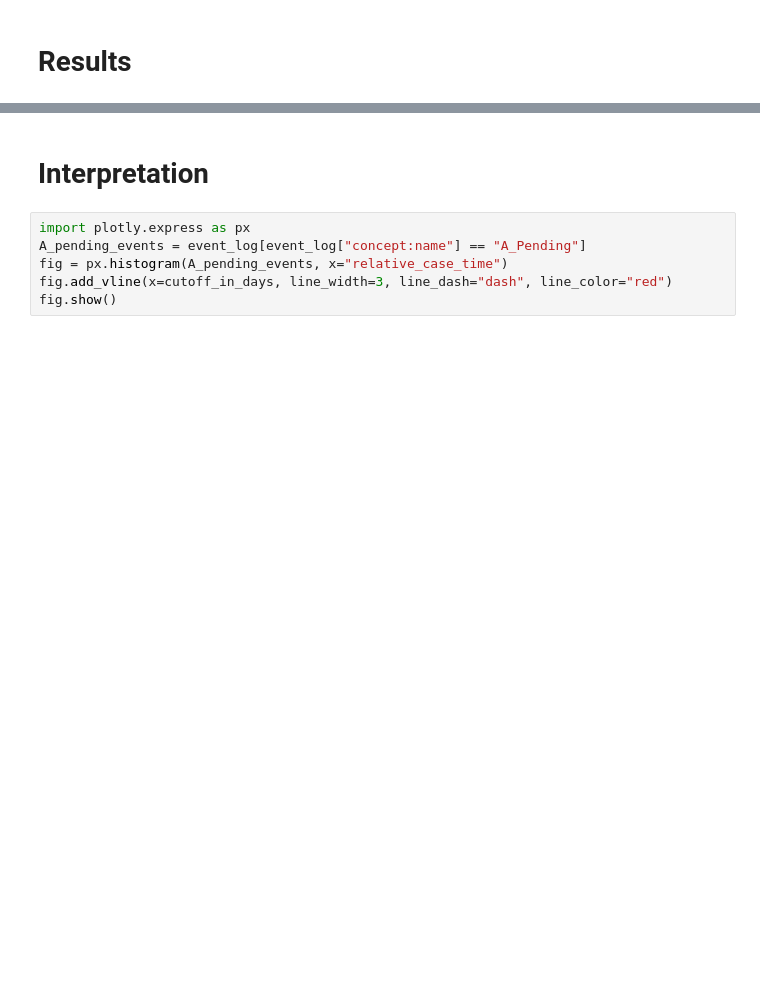
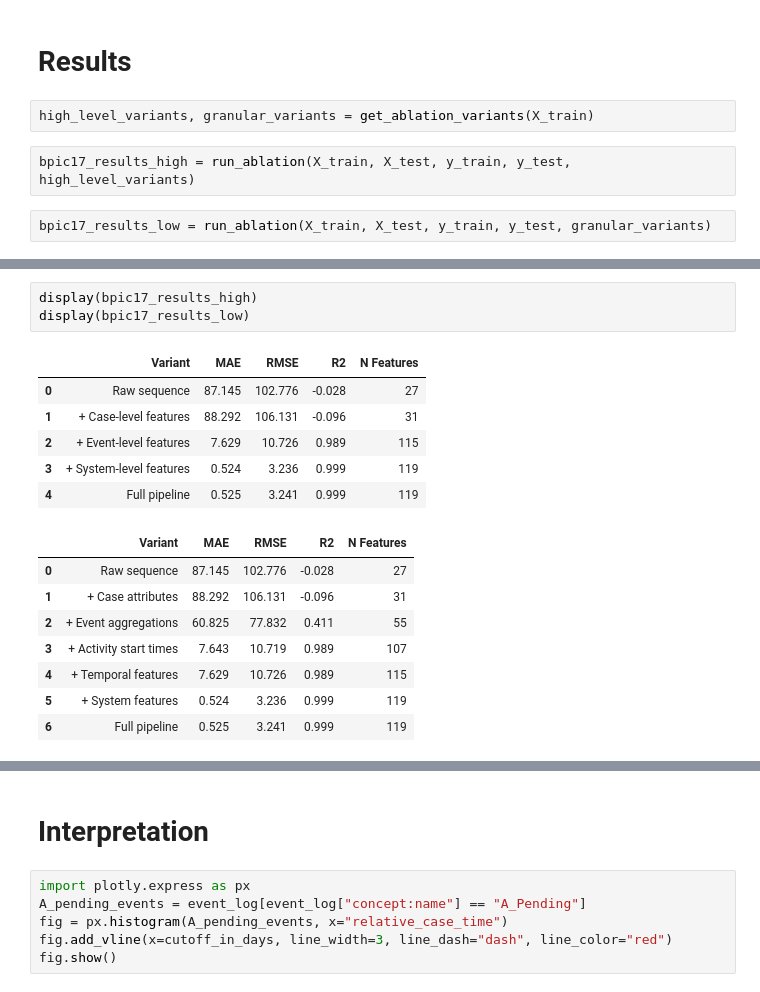
Before and after one commit to samuellukaswidmer/Bachelors-Thesis, a Jupyter notebook: predictive_monitoring_bpic17.ipynb, the cells around one changed output, grey strips where cells are left out. Drawn from its saved outputs; the diff is of its cells as text; blank space fills up the shorter version.

Commit message:
generalized pipeline for both datasets

```diff
--- a/predictive_monitoring_bpic17.ipynb
+++ b/predictive_monitoring_bpic17.ipynb
@@ -346,2 +403,8 @@ plt.show()
 # %% [markdown]
 # Results
+# %%
+high_level_variants, granular_variants = get_ablation_variants(X_train)
+# %%
+bpic17_results_high = run_ablation(X_train, X_test, y_train, y_test, high_level_variants)
+# %%
+bpic17_results_low = run_ablation(X_train, X_test, y_train, y_test, granular_variants)
@@ -347,0 +420,18 @@ plt.show()
+# %%
+display(bpic17_results_high)
+display(bpic17_results_low)
+# %% [output]
+|  | Variant | MAE | RMSE | R2 | N Features |
+| 0 | Raw sequence | 87.145 | 102.776 | -0.028 | 27 |
+| 1 | + Case-level features | 88.292 | 106.131 | -0.096 | 31 |
+| 2 | + Event-level features | 7.629 | 10.726 | 0.989 | 115 |
+| 3 | + System-level features | 0.524 | 3.236 | 0.999 | 119 |
+| 4 | Full pipeline | 0.525 | 3.241 | 0.999 | 119 |
+|  | Variant | MAE | RMSE | R2 | N Features |
+| 0 | Raw sequence | 87.145 | 102.776 | -0.028 | 27 |
+| 1 | + Case attributes | 88.292 | 106.131 | -0.096 | 31 |
+| 2 | + Event aggregations | 60.825 | 77.832 | 0.411 | 55 |
+| 3 | + Activity start times | 7.643 | 10.719 | 0.989 | 107 |
+| 4 | + Temporal features | 7.629 | 10.726 | 0.989 | 115 |
+| 5 | + System features | 0.524 | 3.236 | 0.999 | 119 |
+| 6 | Full pipeline | 0.525 | 3.241 | 0.999 | 119 |
```
Also changed, not shown: parts of 37 cells of this notebook, 8 other files.
